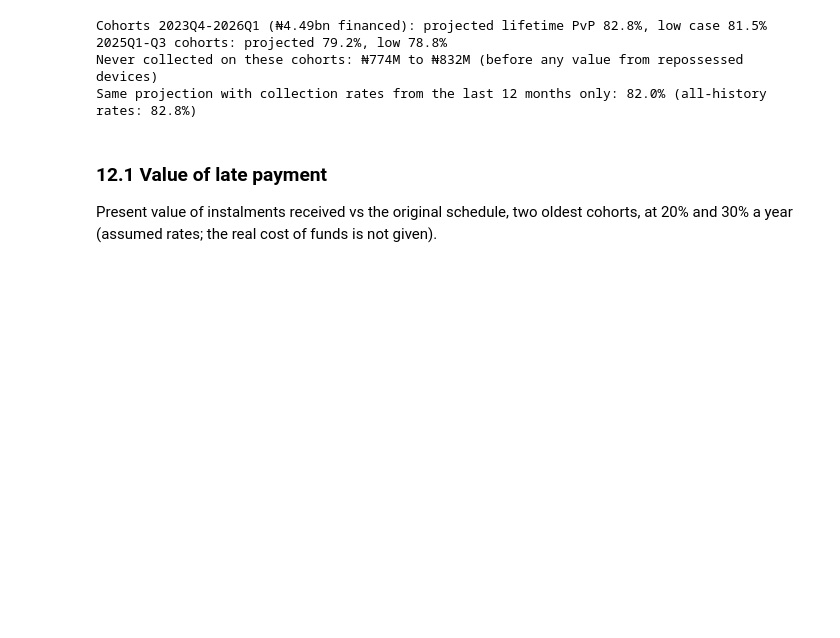
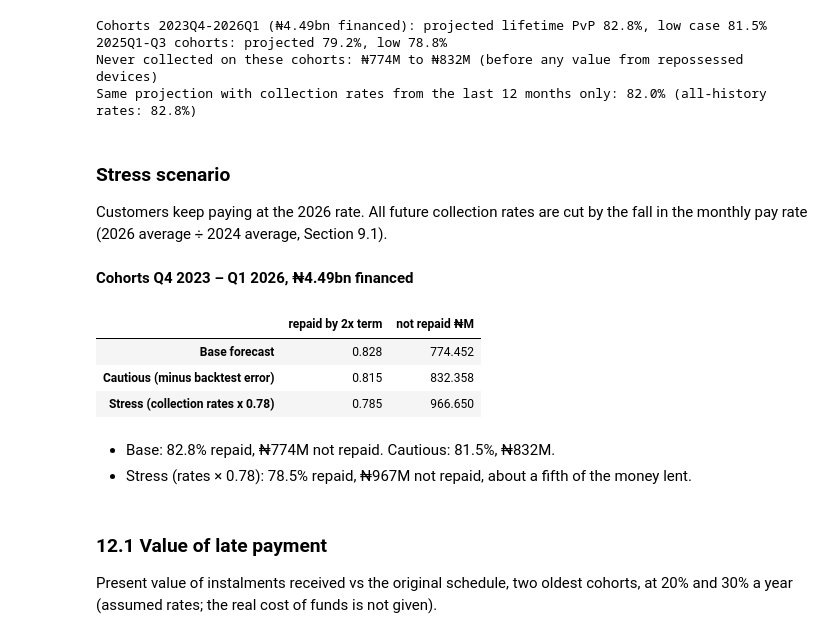
Before and after one commit to chilalaabubakar/EDA, a Jupyter notebook: case_study_5_paygo/PAYGo_Investment_Analysis.ipynb, the cells around one changed output. Saved outputs shown, nothing was run; the diff lists cells and outputs as text; code cells hidden in the pictures; blank space fills up the shorter version.

```diff
--- a/case_study_5_paygo/PAYGo_Investment_Analysis.ipynb
+++ b/case_study_5_paygo/PAYGo_Investment_Analysis.ipynb
@@ -1278,6 +1326,34 @@ Cohorts 2023Q4-2026Q1 (₦4.49bn financed): projected lifetime PvP 82.8%, low ca
 2025Q1-Q3 cohorts: projected 79.2%, low 78.8%
 Never collected on these cohorts: ₦774M to ₦832M (before any value from repossessed devices)
 Same projection with collection rates from the last 12 months only: 82.0% (all-history rates: 82.8%)
+# %% [markdown]
+### Stress scenario
+
+Customers keep paying at the 2026 rate. All future collection rates are cut by the fall in the monthly pay rate
+(2026 average ÷ 2024 average, Section 9.1).
+# %%
+stress_factor = pay.loc[pay.index.year == 2026, "pay rate"].mean() / pay.loc[pay.index.year == 2024, "pay rate"].mean()
+rates_stress = np.minimum(rates_all * stress_factor, 1.0)
+projected_stress = roll_forward(rates_stress, np.maximum(kstar, 1), np.where(kstar == 0, 0, start_applied))
+projected_stress = np.where(status == "PAID_OFF", financed, projected_stress)
+projected_stress = np.where(status == "REPOSSESSED", np.minimum(now_applied, financed), projected_stress)
+stress_total = projected_stress[in_proj].sum() / financed[in_proj].sum()
+
+scenarios = pd.DataFrame({
+    "repaid by 2x term": [base_total, low_total, stress_total],
+}, index=["Base forecast", "Cautious (minus backtest error)", f"Stress (collection rates x {stress_factor:.2f})"])
+scenarios["not repaid ₦M"] = (1 - scenarios["repaid by 2x term"]) * book_fin / 1e6
+display(Markdown(f"**Cohorts Q4 2023 – Q1 2026, ₦{book_fin/1e9:,.2f}bn financed**"))
+display(save_table(scenarios, "loss_scenarios"))
+# %% [output]
+**Cohorts Q4 2023 – Q1 2026, ₦4.49bn financed**
+|  | repaid by 2x term | not repaid ₦M |
+| Base forecast | 0.828 | 774.452 |
+| Cautious (minus backtest error) | 0.815 | 832.358 |
+| Stress (collection rates x 0.78) | 0.785 | 966.650 |
+# %% [markdown]
+- Base: 82.8% repaid, ₦774M not repaid. Cautious: 81.5%, ₦832M.
+- Stress (rates × 0.78): 78.5% repaid, ₦967M not repaid, about a fifth of the money lent.
 # %% [markdown]
 ### 12.1 Value of late payment
 
```
Also changed, not shown: parts of 5 cells of this notebook, 5 other files.
